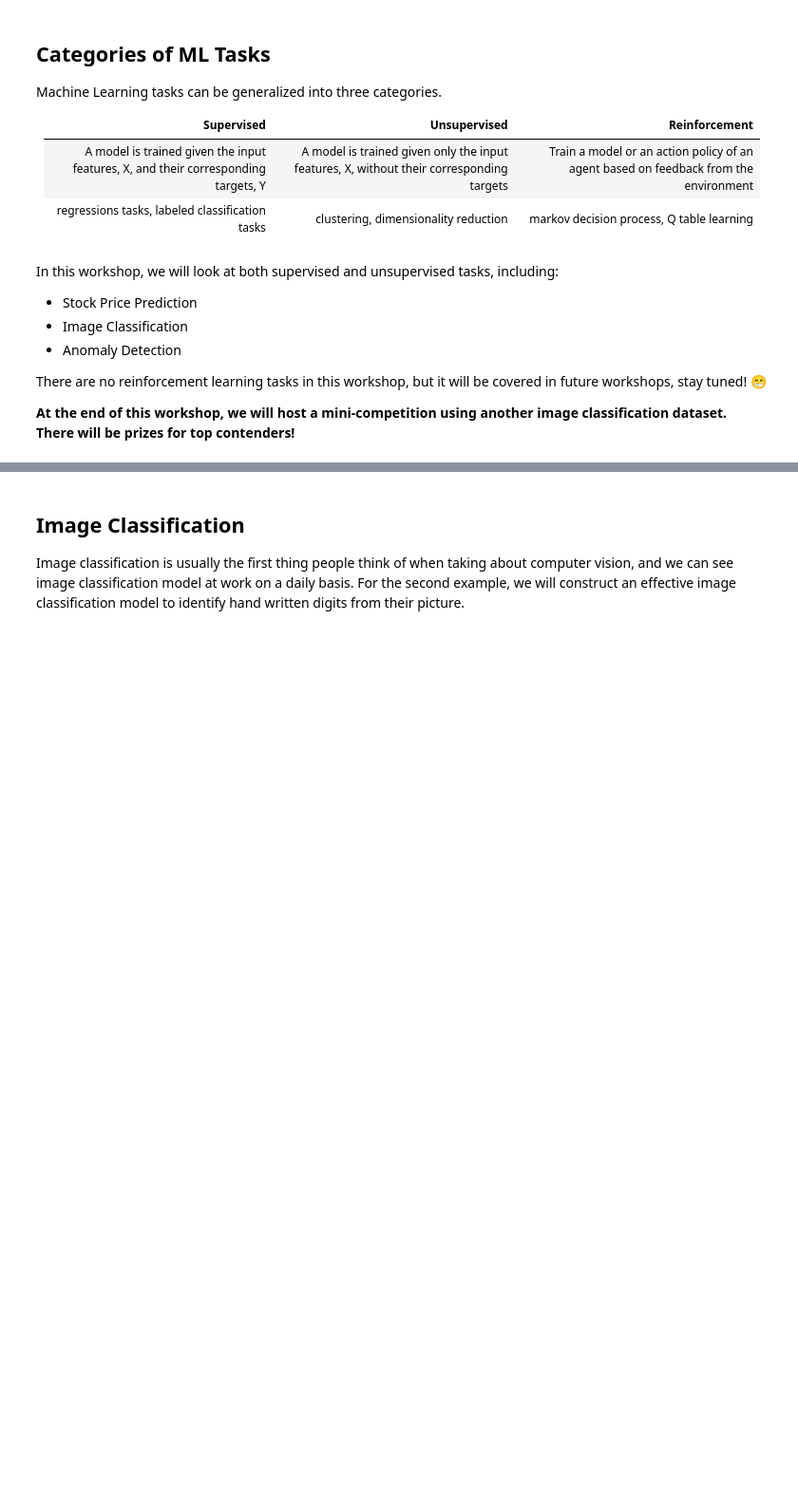
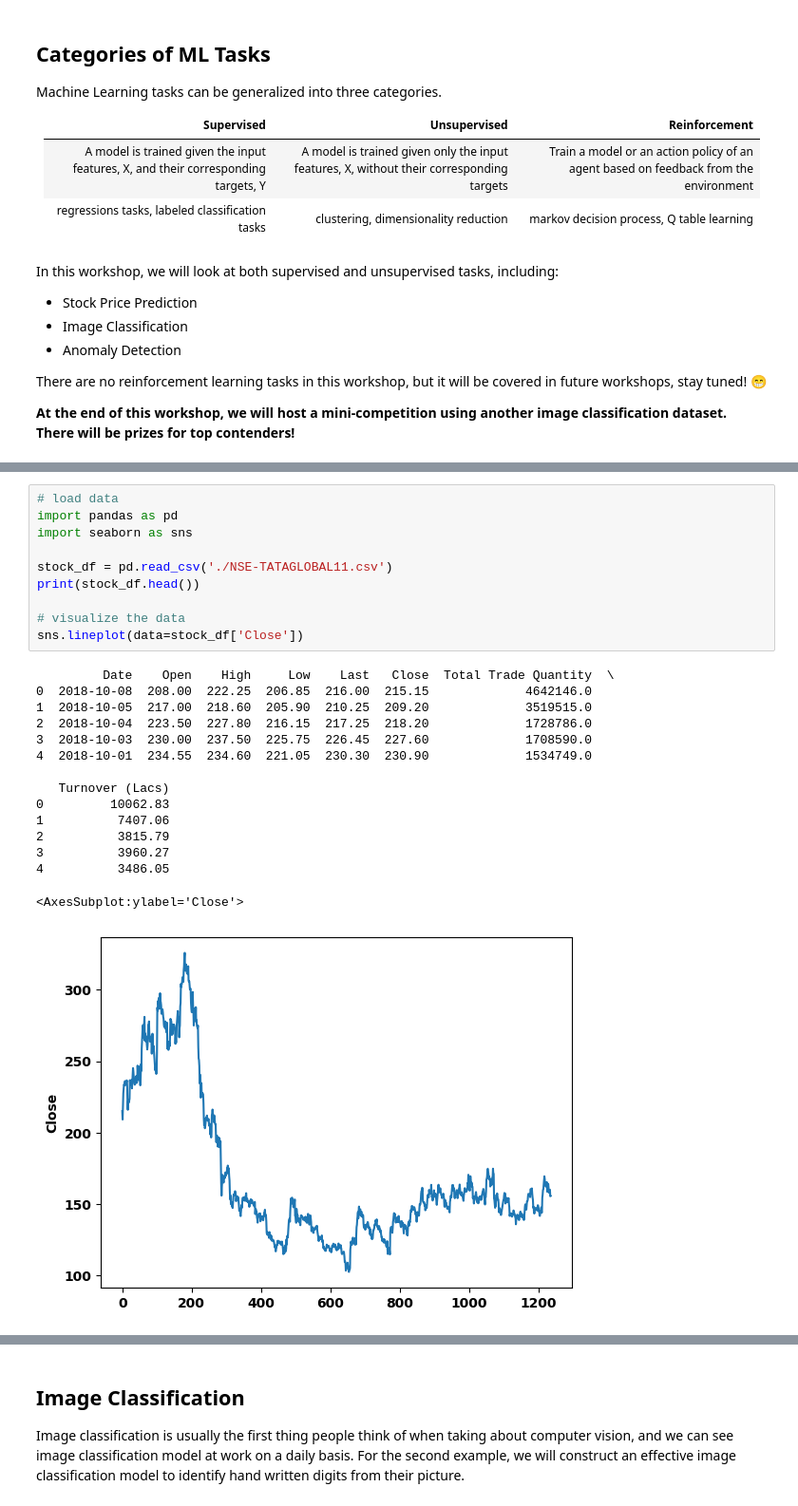
Before and after one commit to DS3Workshops/ds3-wi23-ml-workshop, a Jupyter notebook: notebook/introduction-to-ml/introML_v2.ipynb, the cells around one changed output, grey strips where cells are left out. Shown at 95% size. Cells and saved outputs as stored; diff of their text form; blank space fills up the shorter version.

Commit message:
Update to stock prediction

```diff
--- a/notebook/introduction-to-ml/introML_v2.ipynb
+++ b/notebook/introduction-to-ml/introML_v2.ipynb
@@ -49,0 +56,26 @@ Think about what type of ML task would this be?
+# %%
+# load data
+import pandas as pd
+import seaborn as sns
+
+stock_df = pd.read_csv('./NSE-TATAGLOBAL11.csv')
+print(stock_df.head())
+
+# visualize the data
+sns.lineplot(data=stock_df['Close'])
+# %% [output]
+         Date    Open    High     Low    Last   Close  Total Trade Quantity  \
+0  2018-10-08  208.00  222.25  206.85  216.00  215.15             4642146.0
+1  2018-10-05  217.00  218.60  205.90  210.25  209.20             3519515.0
+2  2018-10-04  223.50  227.80  216.15  217.25  218.20             1728786.0
+3  2018-10-03  230.00  237.50  225.75  226.45  227.60             1708590.0
+4  2018-10-01  234.55  234.60  221.05  230.30  230.90             1534749.0
+
+   Turnover (Lacs)
+0         10062.83
+1          7407.06
+2          3815.79
+3          3960.27
+4          3486.05
+<AxesSubplot:ylabel='Close'>
+[figure, added]
```
Also changed, not shown: parts of 10 cells of this notebook.
